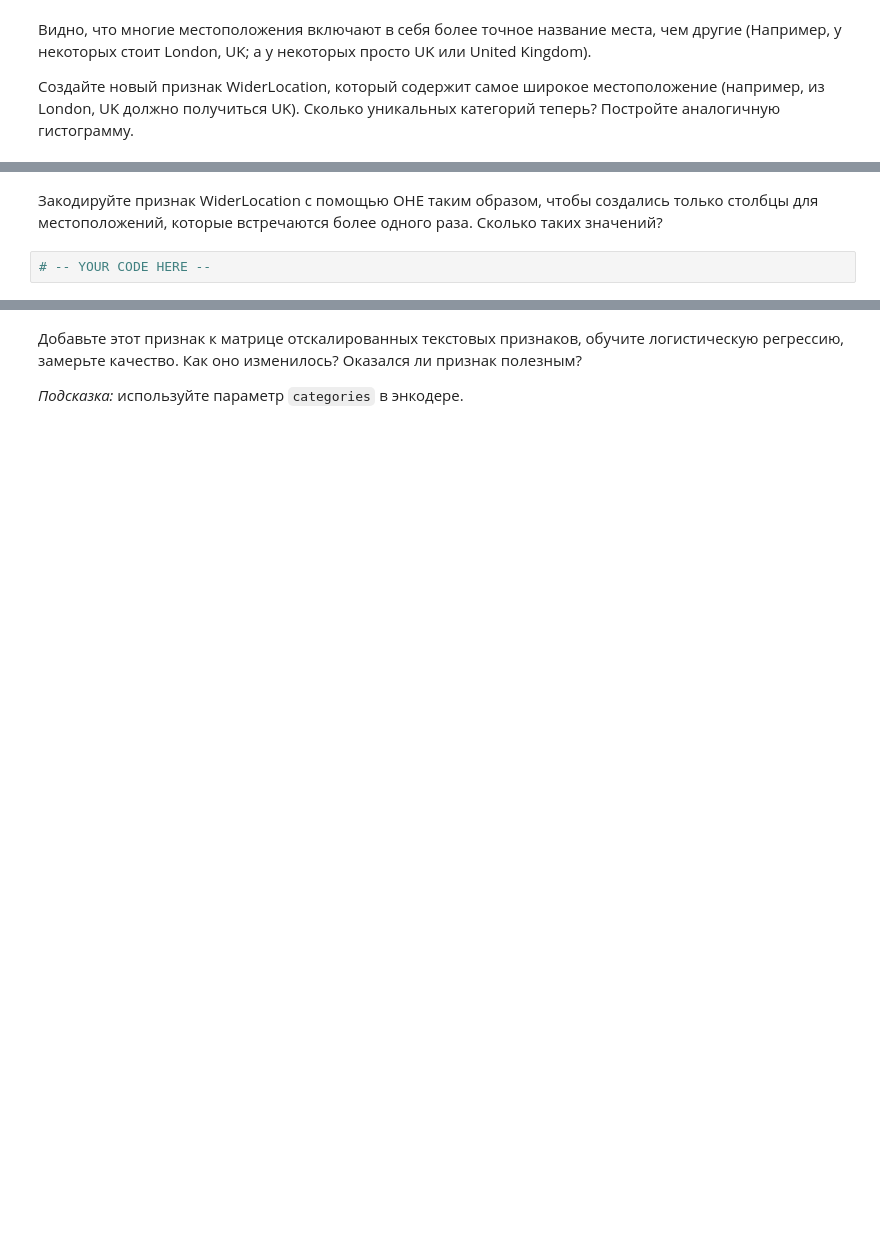
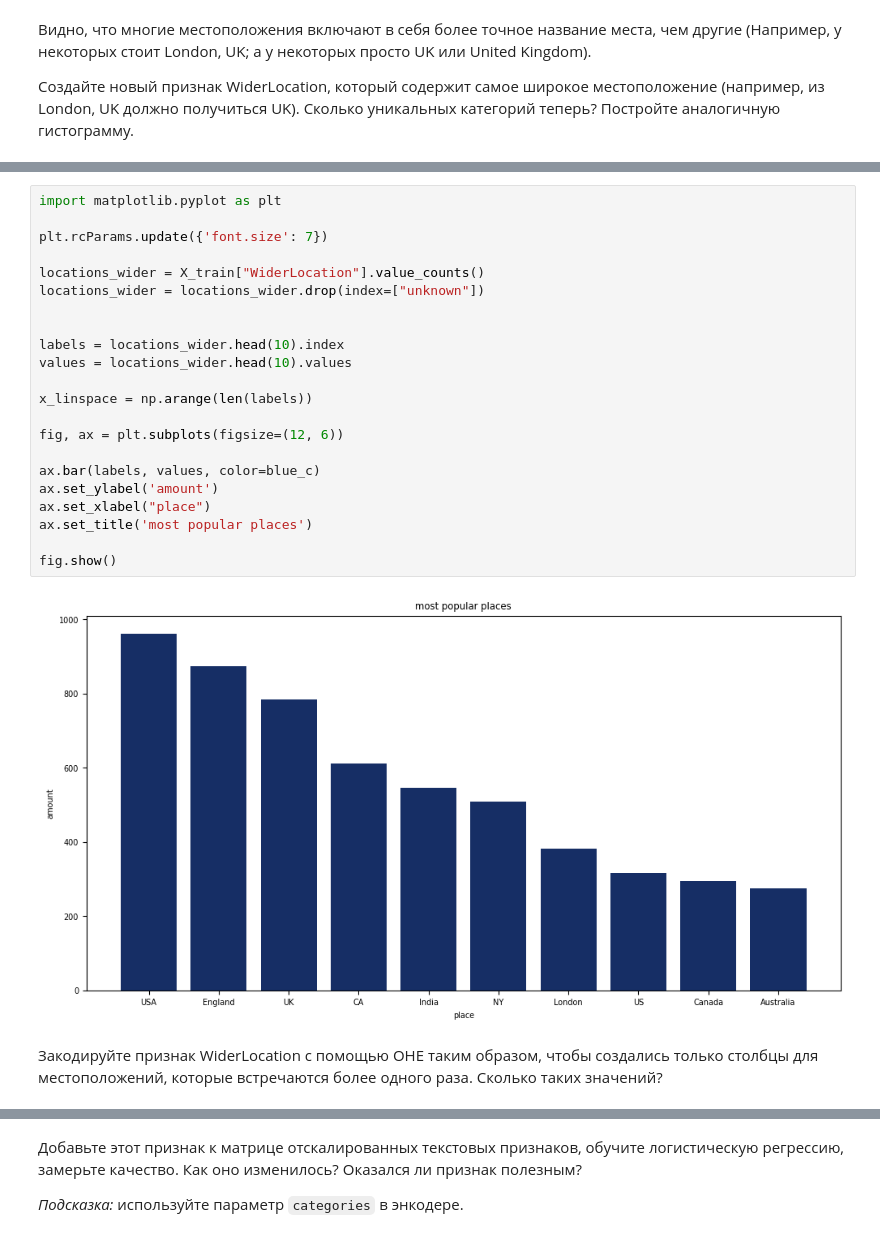
Before and after one commit to Melekh11/ida_hv, a Jupyter notebook: sem11/hw06_texts.ipynb, the cells around one changed output, grey strips where cells are left out. Saved outputs shown, nothing was run; the diff lists cells and outputs as text; blank space fills up the shorter version.

```diff
--- a/sem11/hw06_texts.ipynb
+++ b/sem11/hw06_texts.ipynb
@@ -895,4 +1110,26 @@ ax.legend(handles=[red_patch, blue_patch])
+# %%
+import matplotlib.pyplot as plt
+
+plt.rcParams.update({'font.size': 7})
+
+locations_wider = X_train["WiderLocation"].value_counts()
+locations_wider = locations_wider.drop(index=["unknown"])
+
+
+labels = locations_wider.head(10).index
+values = locations_wider.head(10).values
+
+x_linspace = np.arange(len(labels))
+
+fig, ax = plt.subplots(figsize=(12, 6))
+
+ax.bar(labels, values, color=blue_c)
+ax.set_ylabel('amount')
+ax.set_xlabel("place")
+ax.set_title('most popular places')
+
+fig.show()
+# %% [output]
+[figure, added]
 # %% [markdown]
 Закодируйте признак WiderLocation с помощью OHE таким образом, чтобы создались только столбцы для местоположений, которые встречаются более одного раза. Сколько таких значений?
-# %%
-# -- YOUR CODE HERE --
```
Also changed, not shown: parts of 64 cells of this notebook, 1 other file.
